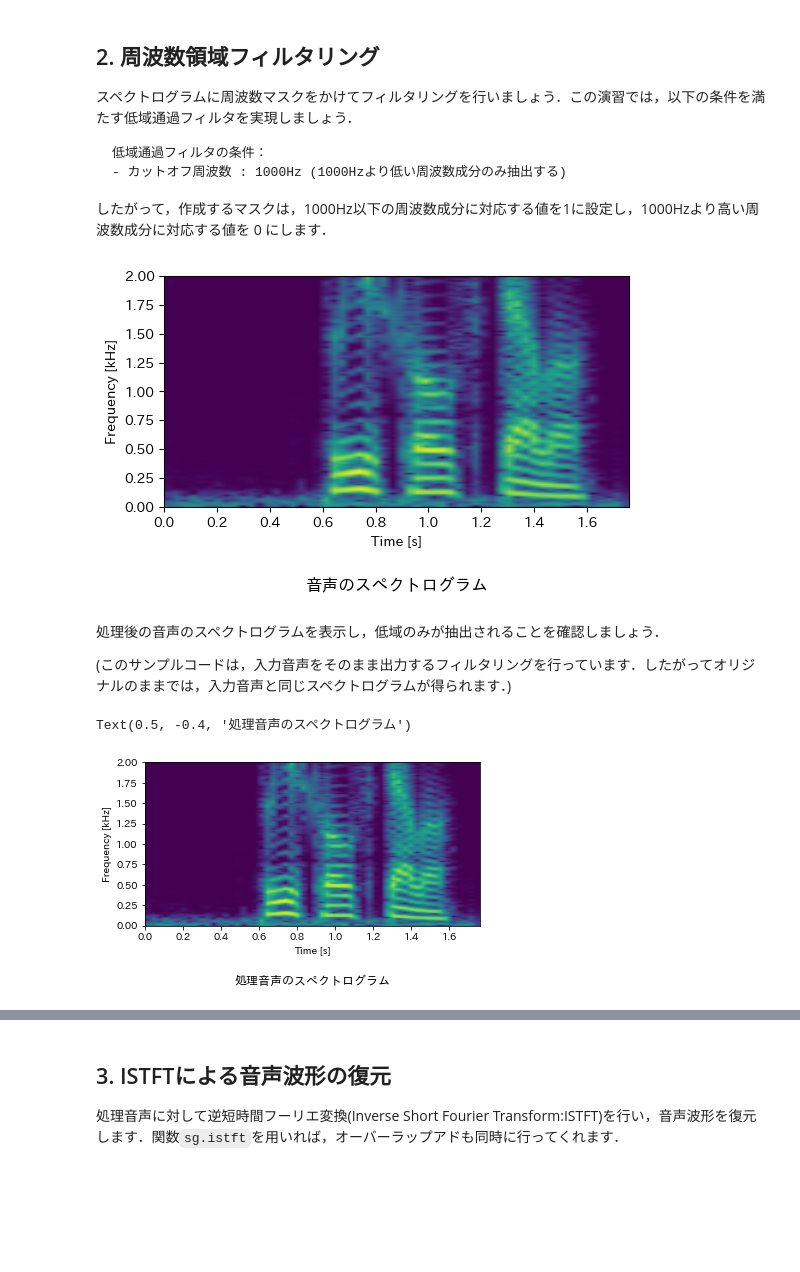
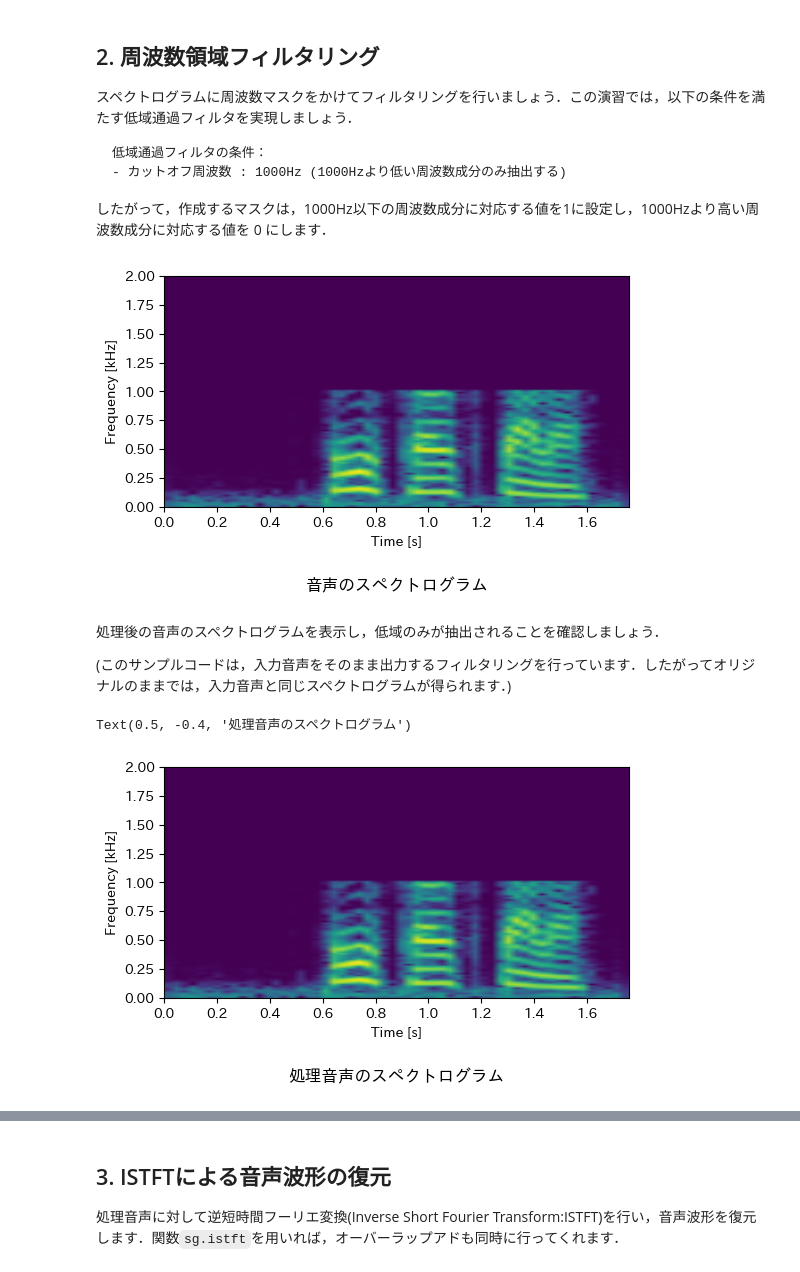
Before and after one commit to nishinorinsei/nishinorinsei.github.io, a Jupyter notebook: ensyu_3_1.ipynb, the cells around one changed output, grey strips where cells are left out. Drawn from its saved outputs; the diff is of its cells as text; code cells hidden in the pictures; blank space fills up the shorter version.

```diff
--- a/ensyu_3_1.ipynb
+++ b/ensyu_3_1.ipynb
@@ -165,37 +165,42 @@ cutoff_f = 1000   # カットオフ周波数を1000Hzとする
 n_seg = 1024
 n_shift = 512
 
 # 各チャンネルごとに短時間フーリエ変換において
 f, t, X = sg.stft(x, fs=fs, nperseg=n_seg, noverlap=n_seg-n_shift) # 戻り値：周波数，時刻，周波数スペクトル
 
+# マスク
+M = (f[:, None] <= cutoff_f).astype(float)
+X_M = X * M
+
+
 # パワースペクトログラムの計算
-S_x = 10*np.log10(np.abs(X)**2+10**(-8))  # dB単位
+S_x = 10*np.log10(np.abs(X_M)**2+10**(-8))  # dB単位
 
 # 図の用意
 fig2 = plt.figure(num=2, figsize=(6,3))
 
 # 複数のグラフを作成
 ax1 = fig2.add_subplot(111) # グラフを作成
 
 # 各グラフをプロット
 extent = [t.min(), t.max(), f.min()/1000, f.max()/1000]
 ax1.imshow(S_x, aspect='auto', origin='lower', interpolation='bilinear', extent=extent)
 
 # 軸名・範囲の設定
 ax1.set_ylim([0,2]) # 0~2kHzまでを表示
 ax1.set_ylabel("Frequency [kHz]")
 ax1.set_xlabel("Time [s]")
 plt.title("音声のスペクトログラム", y=-0.4)
 
 # 周波数マスク
-H = np.ones(X.shape)  # すべての周波数成分で1の値をもつ周波数マスク
+H = np.ones(X_M.shape)  # すべての周波数成分で1の値をもつ周波数マスク
 #--------------------------------------
 #↑↑ここまで
 
 # フィルタリング
-Y = H * X
+Y = H * X_M
 # %% [output]
-[figure, old version]
+[figure, new version]
 # %% [markdown]
 処理後の音声のスペクトログラムを表示し，低域のみが抽出されることを確認しましょう．
 
@@ -221,4 +226,4 @@ ax1.set_xlabel("Time [s]")
 plt.title("処理音声のスペクトログラム", y=-0.4)
 # %% [output]
 Text(0.5, -0.4, '処理音声のスペクトログラム')
-[figure, old version]
+[figure, new version]
```
Also changed, not shown: parts of 2 cells of this notebook.
